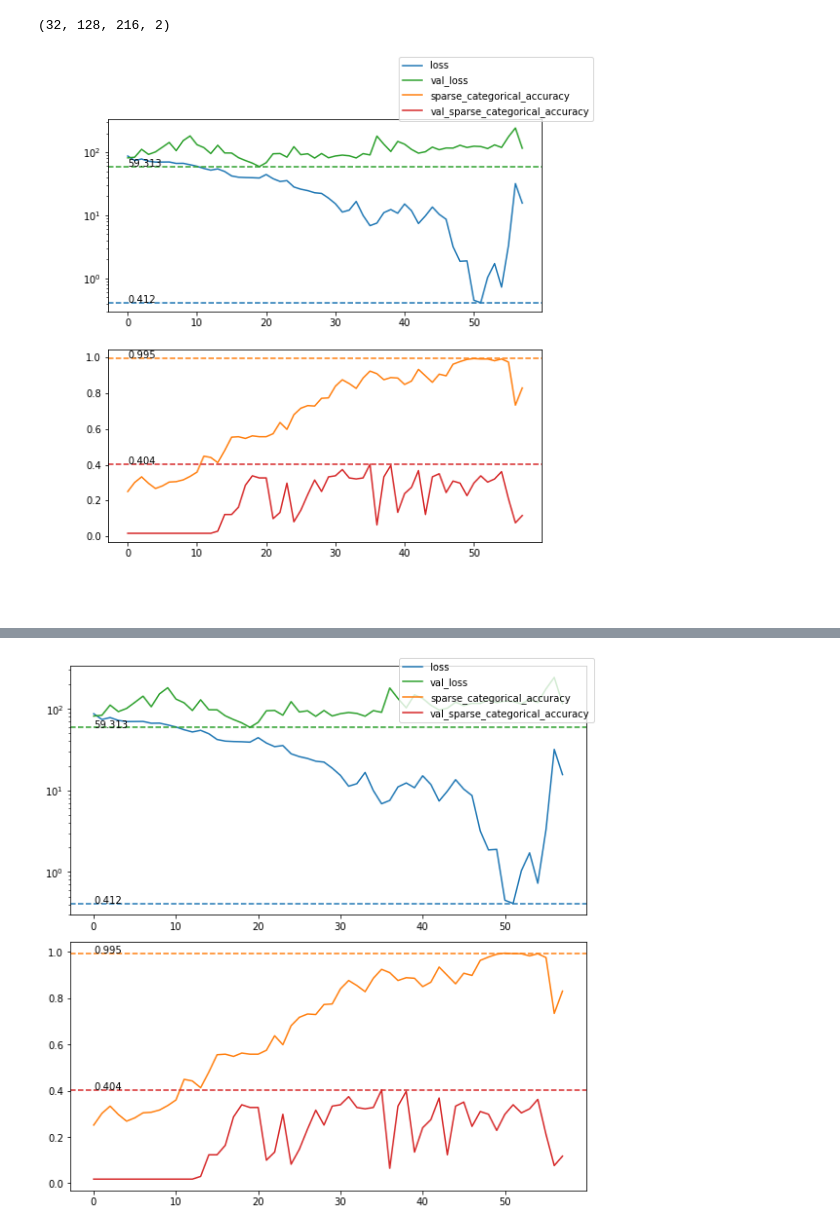
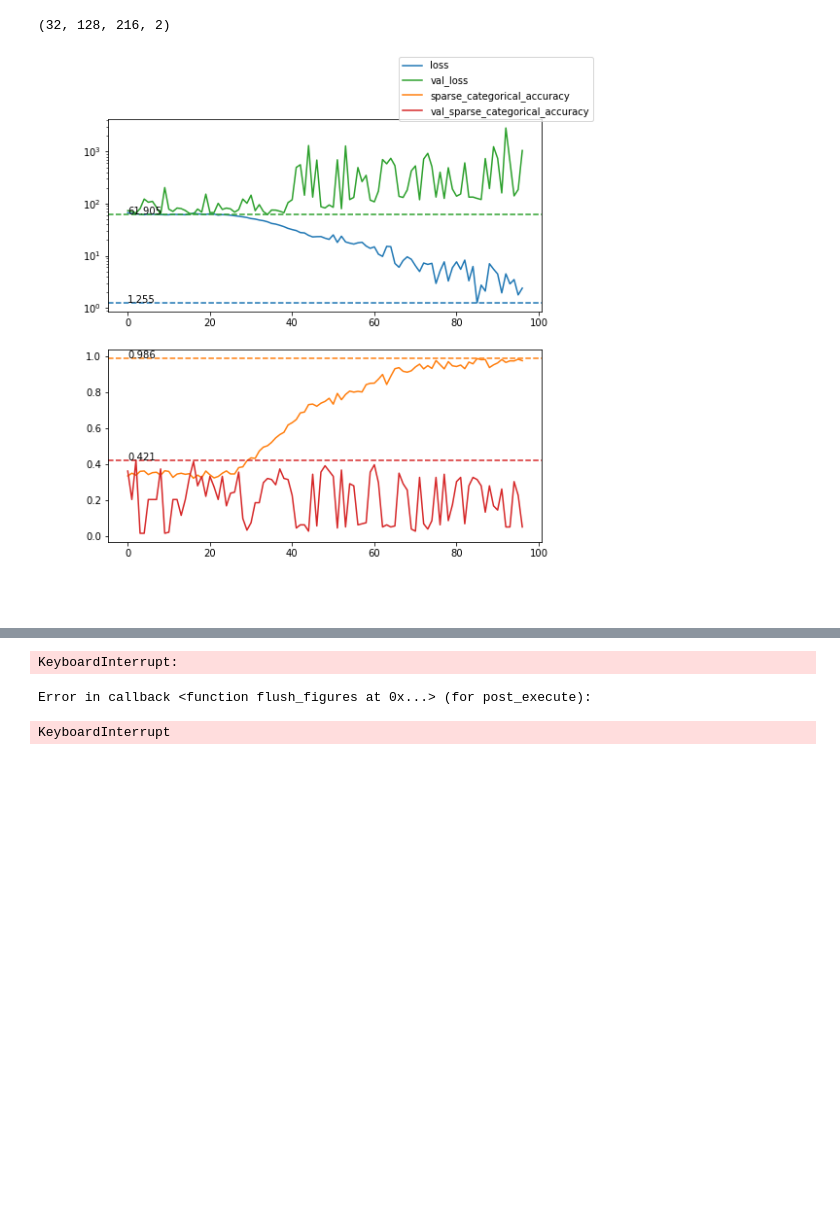
Before and after one commit to elda27/AudioEventClassification, a Jupyter notebook: CNN.ipynb, the cells around one changed output, grey strips where cells are left out. Cells and saved outputs as stored; diff of their text form; code cells hidden in the pictures; blank space fills up the shorter version.

Commit message:
Modify augmentation sampling

```diff
--- a/CNN.ipynb
+++ b/CNN.ipynb
@@ -166,6 +190,7 @@ n_sampling=4096
 hop_length = n_sampling // 4
 window='hann'
 pad='constant'
+
 
 def preprocess(wav, sampling_rate):
     return np.concatenate([
@@ -201,9 +226,18 @@ def normalize_time(audio_df, max_time):
         results.append(result)
     return results
 
-def get_dataset(target):
+
+def get_dataset(target, n_augmentation=1):
     df, wav_dict = load_dataset(target)
-    audio_df = df.apply(partial(parse_wave, wav_dict=wav_dict), axis=1)
+    if n_augmentation != 1:
+        audio_df = audio_df = df.groupby(level=0).apply(
+            lambda df: parse_wave_with_augmentation(
+                df.iloc[0],
+                wav_dict=wav_dict, n_augmentation=n_augmentation,
+            )
+        ).reset_index()
+    else:
+        audio_df = df.apply(partial(parse_wave, wav_dict=wav_dict), axis=1)
     encoding_dict = {c: i for i, c in enumerate(sound_events)}
 
     normed_audio = normalize_time(audio_df, max_time=5.0)
@@ -218,18 +252,16 @@ def get_dataset(target):
 
     return audios.astype(np.float32), events.to_numpy().astype(np.int32)
 
-def get_tf_dataset(target, batch_size=32, shuffle=False):
-    audio, events = get_dataset(target)
+def get_tf_dataset(target, batch_size=32, shuffle=False, **kwargs):
+    audio, events = get_dataset(target, **kwargs)
     ds = tf.data.Dataset.from_tensor_slices((audio, events)).batch(
         batch_size, drop_remainder=shuffle)
     if shuffle:
         ds = ds.shuffle(buffer_size=1000, reshuffle_each_iteration=True)
     return ds
 # %%
-train_dataset = get_tf_dataset('train')
+train_dataset = get_tf_dataset('train', batch_size=32, n_augmentation=5)
+test_dataset = get_tf_dataset('evaluate')
-# %%
-train_dataset = get_tf_dataset('train')
-test_dataset = get_tf_dataset('evaluate')
 # %%
 from collections import defaultdict
 
@@ -339,7 +352,7 @@ def create_resnet_cnn_model():
     return tf.keras.Sequential([
         ResidualConvRegressor(
             [8, 16, 32, 64, 128, 256], out_ch=256, kernel_size=7,
-            n_freq_residual=3,
+            n_freq_residual=2,
         ),
         tf.keras.layers.Flatten(),
         tf.keras.layers.Dense(1000, activation=tf.nn.relu),
@@ -369,7 +382,6 @@ from IPython.display import Image, display_png, clear_output
 %matplotlib inline
 #%matplotlib notebook
 epochs = 2000
-model_type = 'resnet'
 model = create_model()
 optimizer = tf.keras.optimizers.Adam(1e-4, beta_1=0.5, beta_2=0.99)
 
@@ -386,32 +398,32 @@ with tf.device('/GPU:0'):
         metrics=tf.keras.metrics.sparse_categorical_accuracy,
     )
 
     mode = 'min'
     model.fit(
         train_dataset,
         batch_size=8, epochs=2000, shuffle=True,
         validation_data=test_dataset,
         callbacks=[
             tf.keras.callbacks.EarlyStopping(
-                patience=40,
+                patience=100,
                 #monitor='val_sparse_categorical_accuracy',
                 monitor='val_loss',
                 mode=mode
             ),
             plot_callback,
             tf.keras.callbacks.TerminateOnNaN(),
             tf.keras.callbacks.ModelCheckpoint(
                 str(cur_model_dir / (checkpoint_name + '.model')),
                 #monitor='val_sparse_categorical_accuracy',
                 monitor='val_loss',
                 save_best_only=True,
                 save_weights_only=True,
                 mode=mode,
             )
         ]
     )
 
 plot_callback.fig.tight_layout()
 plot_callback.fig.savefig(str(cur_model_dir / (checkpoint_name + '.png')))
 # %% [output]
-[figure, old version]
+[figure, new version]
@@ -423,4 +434,6 @@ Epoch 60/2000
-[figure, removed]
+KeyboardInterrupt:
+Error in callback <function flush_figures at 0x...> (for post_execute):
+KeyboardInterrupt
 # %%
 from itertools import product
 from sklearn.metrics import accuracy_score
```
Also changed, not shown: parts of 6 cells of this notebook.
